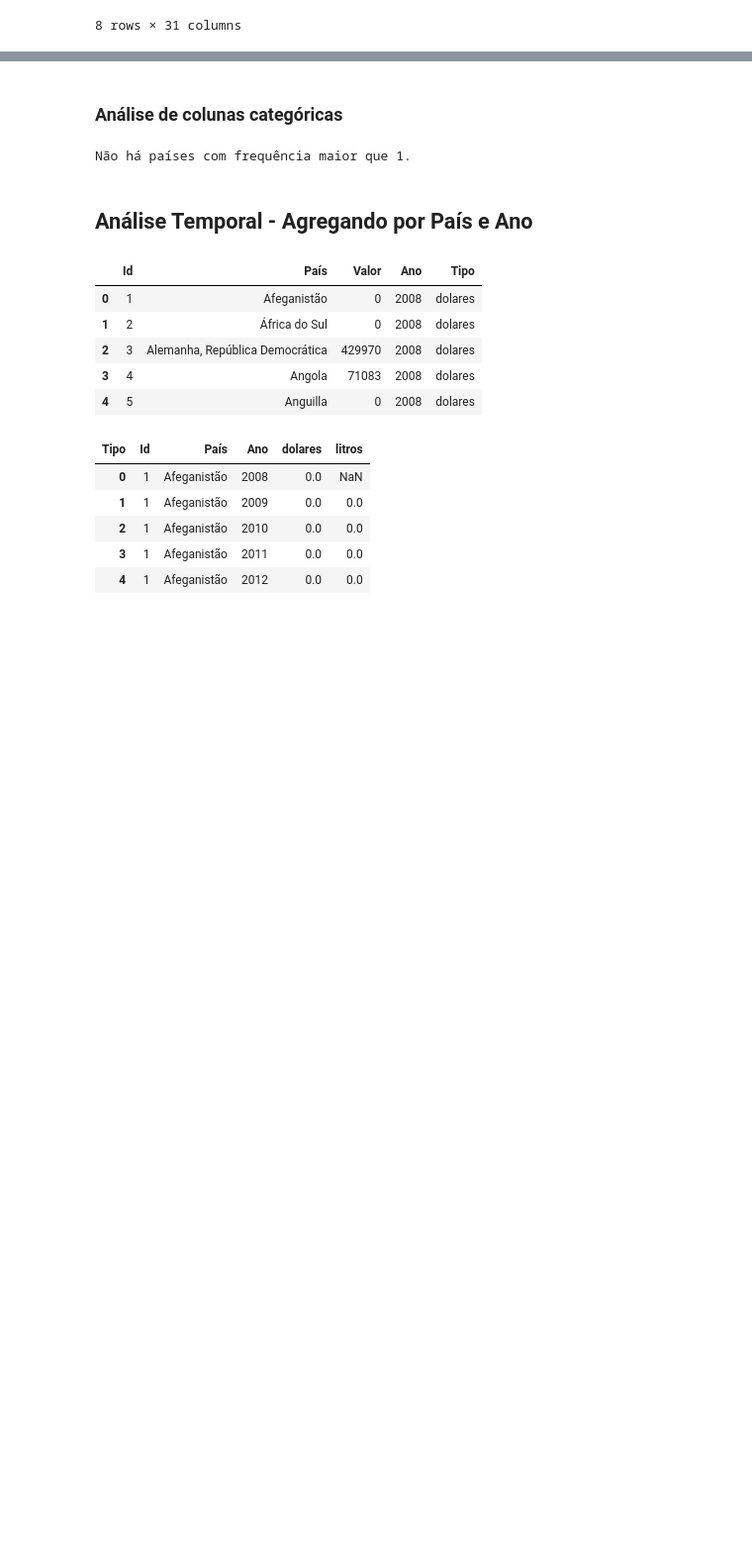
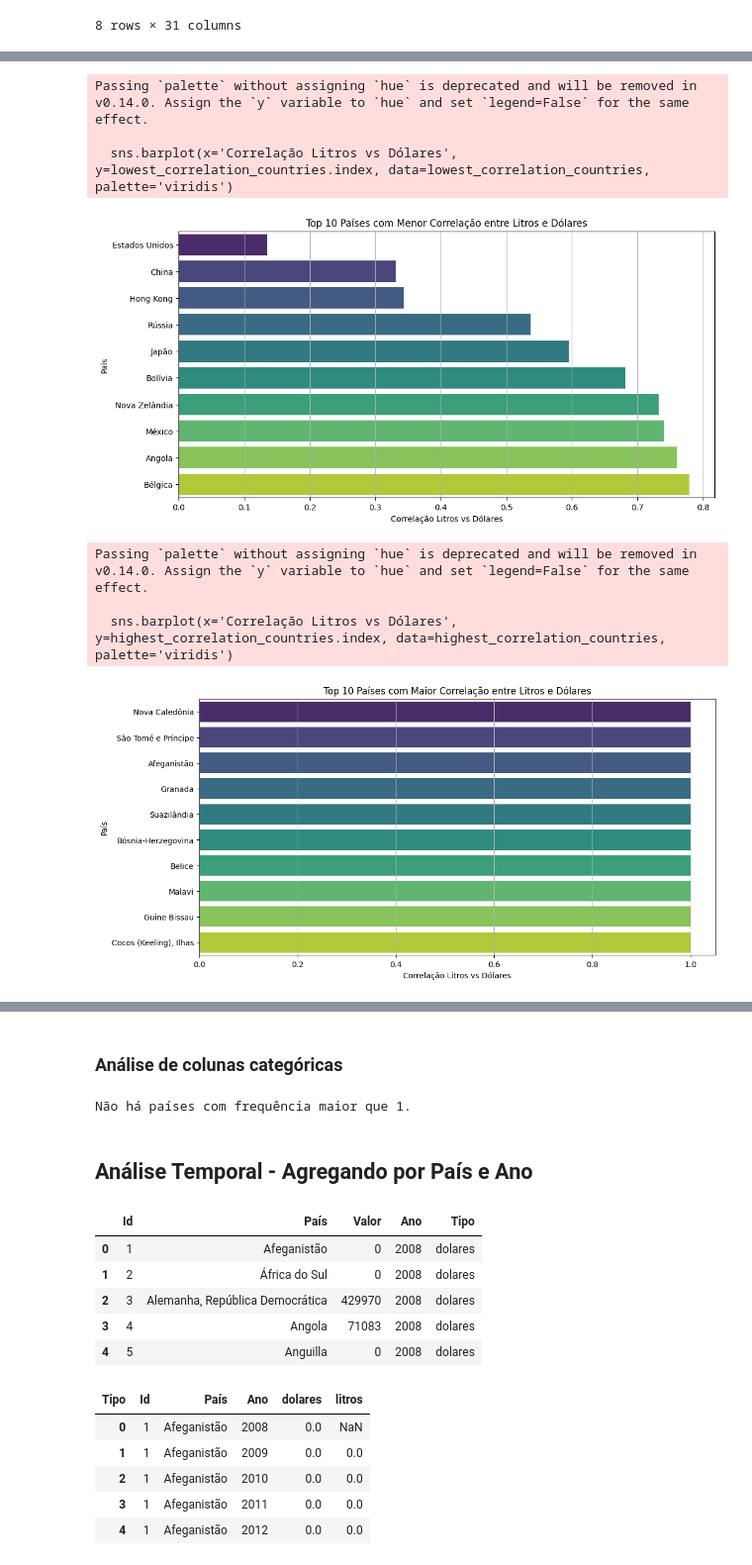
Before and after one commit to dressasys/TechChallenge1_Grupo87_PosTech, a Jupyter notebook: AnaliseDescritiva/Vinhos_Analise_Descritiva_AndressaCucharro.ipynb, the cells around one changed output, grey strips where cells are left out. Shown at 99% size. Cells and saved outputs as stored; diff of their text form; code cells hidden in the pictures; blank space fills up the shorter version.

```diff
--- a/AnaliseDescritiva/Vinhos_Analise_Descritiva_AndressaCucharro.ipynb
+++ b/AnaliseDescritiva/Vinhos_Analise_Descritiva_AndressaCucharro.ipynb
@@ -150,0 +252,20 @@ colunas_numericas_df_filtrado.describe()
+# %%
+# Calcular a correlação entre 'litros' e 'dolares' por país
+correlation_by_country = df_pivotado.groupby('País')[['litros', 'dolares']].corr().unstack().iloc[:, 1]
+
+# Criar um DataFrame a partir da série para facilitar a visualização
+correlation_matrix_country = correlation_by_country.to_frame(name='Correlação Litros vs Dólares')
+
+# Exibir a matriz de correlação por país
+print("Matriz de Correlação entre Litros e Dólares por País:")
+display(correlation_matrix_country)
+
+# Adicionar um campo para filtrar por país
+country_filter = 'Paraguai' #@param {type:"string"}
+
+if country_filter:
+    if country_filter in correlation_matrix_country.index:
+        print(f"\nCorrelação para {country_filter}:")
+        display(correlation_matrix_country.loc[[country_filter]])
+    else:
+        print(f"\nPaís '{country_filter}' não encontrado na lista.")
@@ -150,0 +292,45 @@ colunas_numericas_df_filtrado.describe()
+# %%
+import matplotlib.pyplot as plt
+import seaborn as sns
+
+# Remover valores NaN da matriz de correlação por país para os gráficos
+correlation_matrix_country_filtered = correlation_matrix_country.dropna().copy()
+
+# Ordenar os países pela correlação (menor para maior)
+correlation_sorted_asc = correlation_matrix_country_filtered.sort_values(by='Correlação Litros vs Dólares', ascending=True)
+
+# Obter os 10 países com as menores correlações
+lowest_correlation_countries = correlation_sorted_asc.head(10)
+
+# Gerar gráfico de barras para as menores correlações
+plt.figure(figsize=(12, 6))
+sns.barplot(x='Correlação Litros vs Dólares', y=lowest_correlation_countries.index, data=lowest_correlation_countries, palette='viridis')
+plt.title('Top 10 Países com Menor Correlação entre Litros e Dólares')
+plt.xlabel('Correlação Litros vs Dólares')
+plt.ylabel('País')
+plt.grid(axis='x')
+plt.show()
+
+# Ordenar os países pela correlação (maior para menor)
+correlation_sorted_desc = correlation_matrix_country_filtered.sort_values(by='Correlação Litros vs Dólares', ascending=False)
+
+# Obter os 10 países com as maiores correlações
+highest_correlation_countries = correlation_sorted_desc.head(10)
+
+# Gerar gráfico de barras para as maiores correlações
+plt.figure(figsize=(12, 6))
+sns.barplot(x='Correlação Litros vs Dólares', y=highest_correlation_countries.index, data=highest_correlation_countries, palette='viridis')
+plt.title('Top 10 Países com Maior Correlação entre Litros e Dólares')
+plt.xlabel('Correlação Litros vs Dólares')
+plt.ylabel('País')
+plt.grid(axis='x')
+plt.show()
+# %% [output]
+Passing `palette` without assigning `hue` is deprecated and will be removed in v0.14.0. Assign the `y` variable to `hue` and set `legend=False` for the same effect.
+
+  sns.barplot(x='Correlação Litros vs Dólares', y=lowest_correlation_countries.index, data=lowest_correlation_countries, palette='viridis')
+[figure, added]
+Passing `palette` without assigning `hue` is deprecated and will be removed in v0.14.0. Assign the `y` variable to `hue` and set `legend=False` for the same effect.
+
+  sns.barplot(x='Correlação Litros vs Dólares', y=highest_correlation_countries.index, data=highest_correlation_countries, palette='viridis')
+[figure, added]
```
Also changed, not shown: parts of 10 cells of this notebook.
